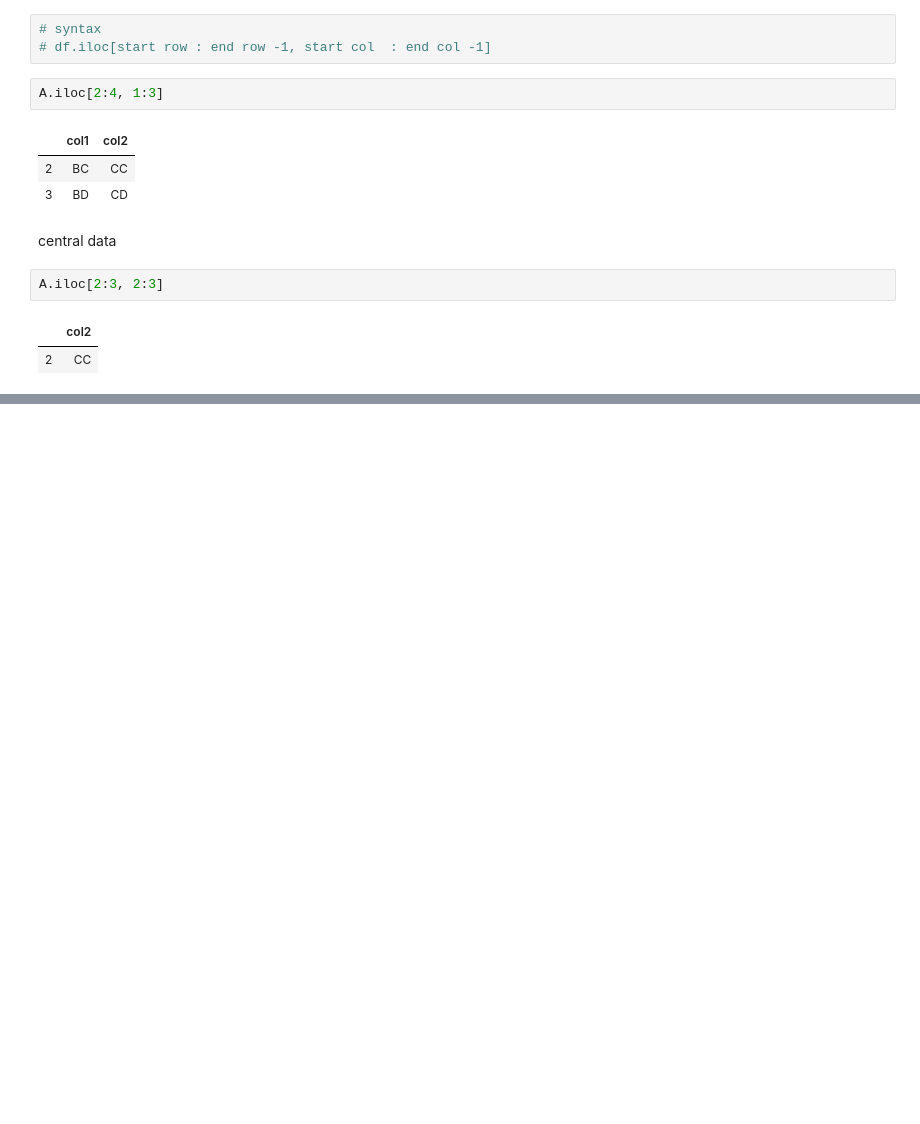
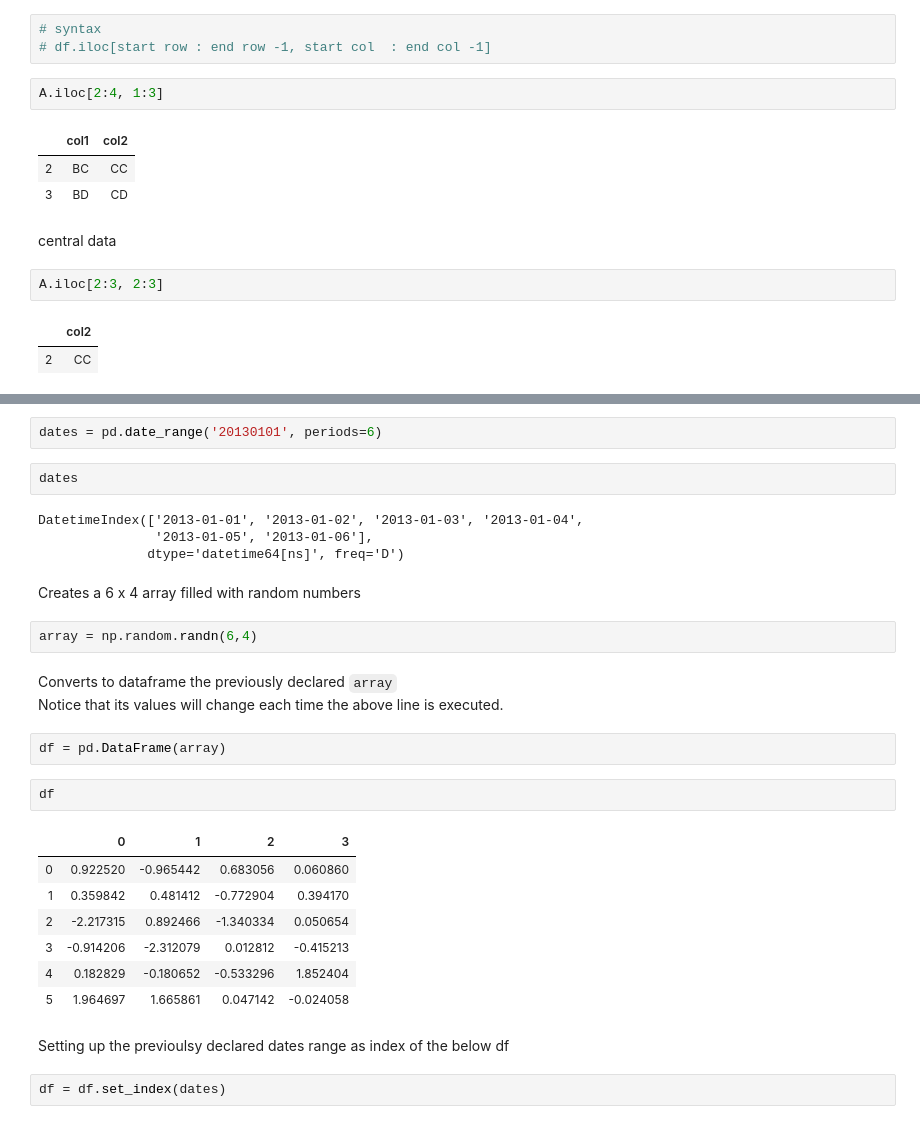
Before and after one commit to atzzom/datasc, a Jupyter notebook: A.ipynb, the cells around one changed output, grey strips where cells are left out. Cells and saved outputs as stored; diff of their text form; blank space fills up the shorter version.

````diff
--- a/A.ipynb
+++ b/A.ipynb
@@ -270,0 +309,31 @@ A.iloc[2:3, 2:3]
+# %%
+dates = pd.date_range('20130101', periods=6)
+# %%
+dates
+# %% [output]
+DatetimeIndex(['2013-01-01', '2013-01-02', '2013-01-03', '2013-01-04',
+               '2013-01-05', '2013-01-06'],
+              dtype='datetime64[ns]', freq='D')
+# %% [markdown]
+Creates a 6 x 4 array filled with random numbers
+# %%
+array = np.random.randn(6,4)
+# %% [markdown]
+Converts to dataframe the previously declared ```array```<br>
+Notice that its values will change each time the above line is executed.
+# %%
+df = pd.DataFrame(array)
+# %%
+df
+# %% [output]
+|  | 0 | 1 | 2 | 3 |
+| 0 | 0.922520 | -0.965442 | 0.683056 | 0.060860 |
+| 1 | 0.359842 | 0.481412 | -0.772904 | 0.394170 |
+| 2 | -2.217315 | 0.892466 | -1.340334 | 0.050654 |
+| 3 | -0.914206 | -2.312079 | 0.012812 | -0.415213 |
+| 4 | 0.182829 | -0.180652 | -0.533296 | 1.852404 |
+| 5 | 1.964697 | 1.665861 | 0.047142 | -0.024058 |
+# %% [markdown]
+Setting up the previoulsy declared dates range as index of the below df
+# %%
+df = df.set_index(dates)
````
Also changed, not shown: parts of 14 cells of this notebook.
